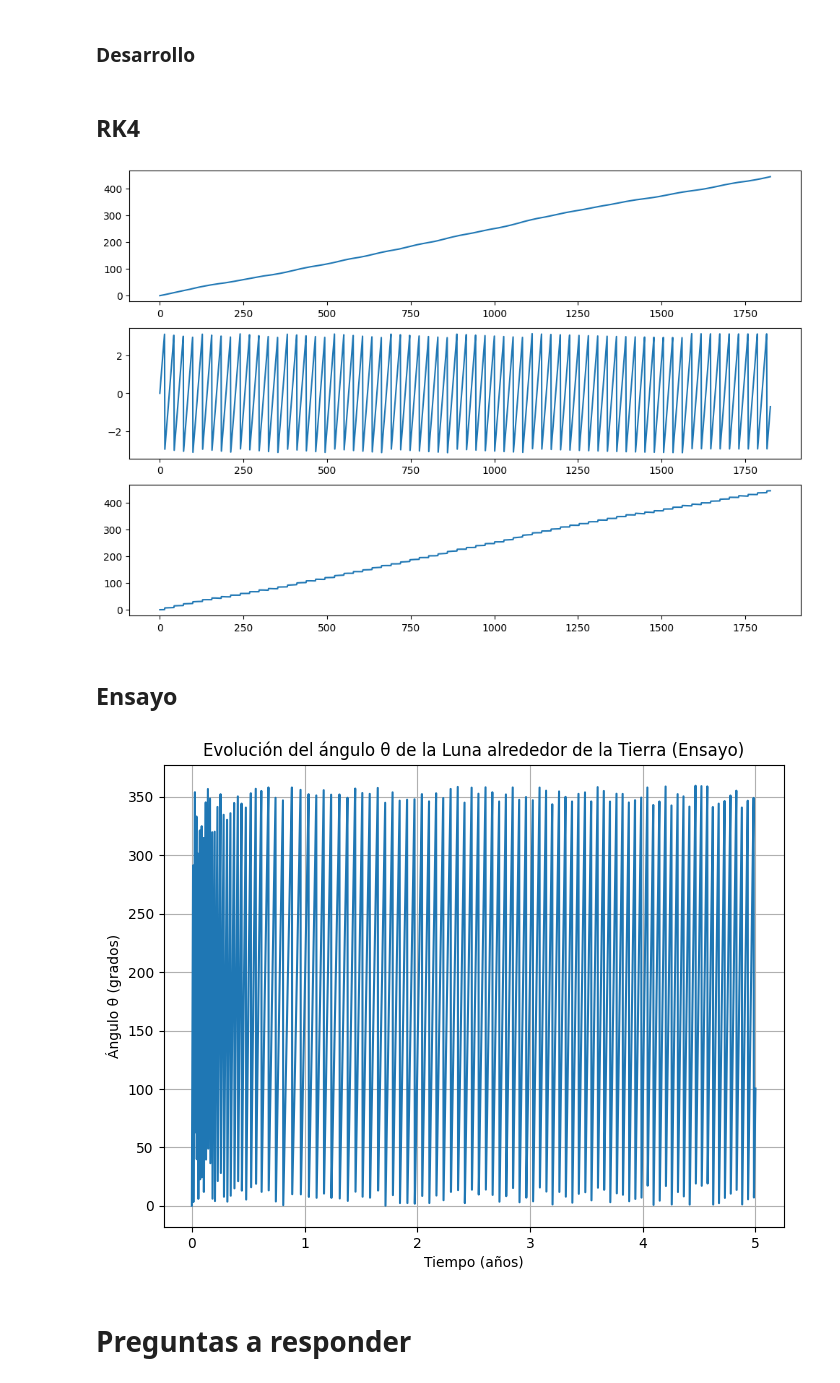
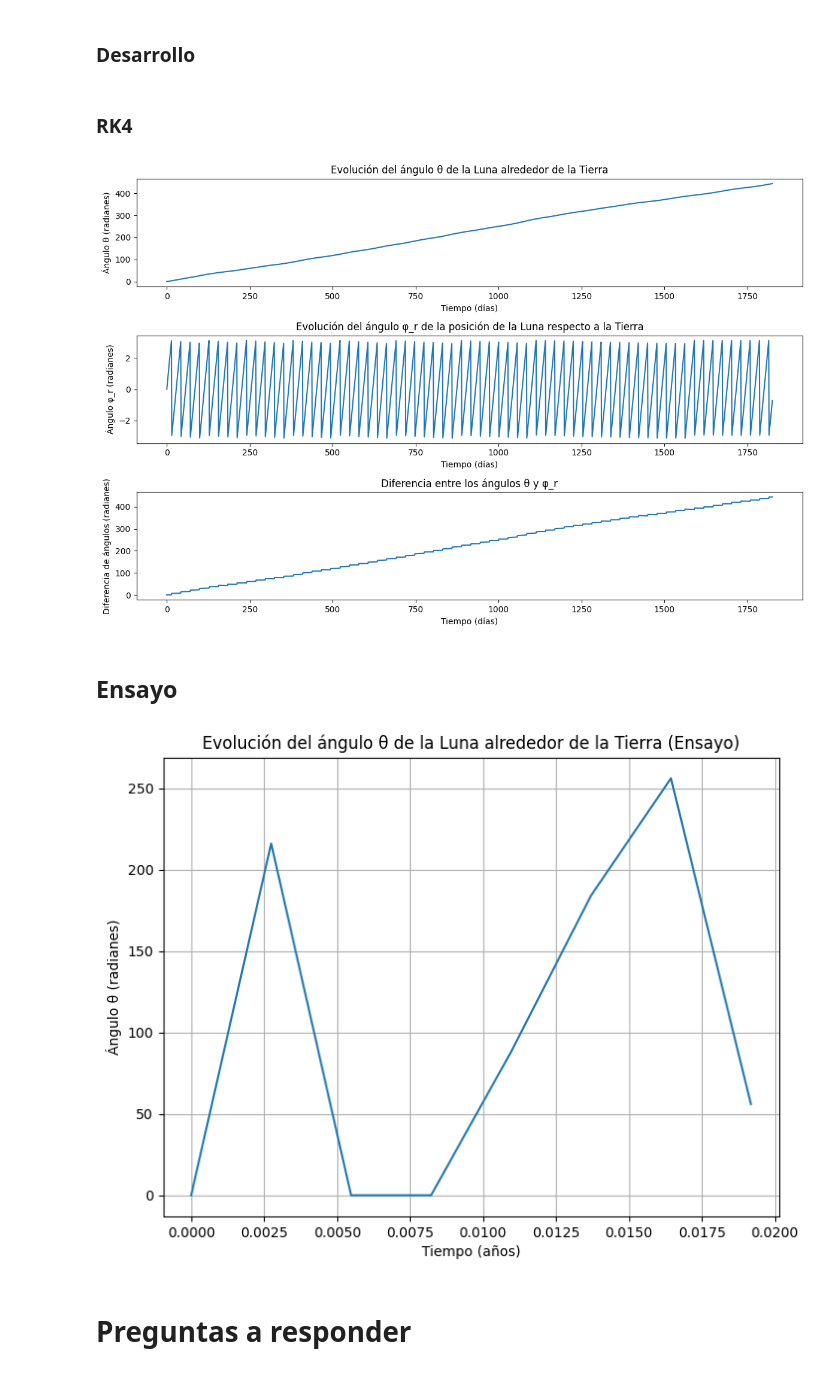
Before and after one commit to PM-lopez/Rotacion-Sincronica-de-la-Luna, a Jupyter notebook: solucion.ipynb, the cells around one changed output. Saved outputs shown, nothing was run; the diff lists cells and outputs as text; code cells hidden in the pictures.

```diff
--- a/solucion.ipynb
+++ b/solucion.ipynb
@@ -66,7 +68,7 @@ $$\frac{d^2\theta}{dt^2} = - \frac{3GM(I_2 - I_1)}{I_3 r^3} \sin \left( 2(\theta
 # %% [markdown]
 ### Desarrollo ###
 # %% [markdown]
-## RK4 ##
+### RK4 ###
 # %%
 # Resolvemos la edo con rk4 como en el procedimiento anterior
 
@@ -95,25 +97,36 @@ w0 = 2.66e-6  # Velocidad angular inicial en rad/s (rotación de la Luna)
 # resolvemos la EDO del rotacional
 _, theta_values, w_values = rk4_method_second_order(f_rotacional, t0, theta0, w0, tf, h)
 # %%
+# Graficamos los distintos angulos obtenidos para comparar
 fig, ax = plt.subplots(3, 1, figsize=(12, 8))
 ax1 = ax[0]
 ax2 = ax[1]
 ax3 = ax[2]
 ax1.plot(t_values/ (24 * 3600), theta_values)
+ax1.set_title("Evolución del ángulo θ de la Luna alrededor de la Tierra")
+ax1.set_xlabel("Tiempo (días)")
+ax1.set_ylabel("Ángulo θ (radianes)")
 x_values = r_values[:, 0]
 y_values = r_values[:, 1]
 phi_r= np.arctan2(y_values, x_values)
 ax2.plot(t_values / (24 * 3600), phi_r)
+ax2.set_title("Evolución del ángulo φ_r de la posición de la Luna respecto a la Tierra")
+ax2.set_xlabel("Tiempo (días)")
+ax2.set_ylabel("Ángulo φ_r (radianes)")
 ax3.plot(t_values / (24 * 3600), theta_values - phi_r)
+ax3.set_title("Diferencia entre los ángulos θ y φ_r")
+ax3.set_xlabel("Tiempo (días)")
+ax3.set_ylabel("Diferencia de ángulos (radianes)")
+plt.tight_layout()
 plt.show()
 # %% [output]
-[figure, old version]
+[figure, new version]
 # %% [markdown]
 ## Ensayo ##
 # %%
 # Ponemos datos de ensayo para ver en cuanto tiempo se sincroniza la Luna
-k_ensayo = 7.0e27
-w0_ensayo = 1.5e-5
+k_ensayo = 7.0e40
+w0_ensayo = 2.66e-6 * 1e-8  # Velocidad angular inicial reducida para el ensayo
 
 def f_rotacional(t,theta,w):
     # interpolamos las posiciones x e y en el tiempo t
@@ -129,14 +142,14 @@ _, theta_values_ensayo, w_values_ensayo = rk4_method_second_order(f_rotacional,
 # %%
 # Graficamos la sincronicidad de la Luna
 plt.figure(figsize=(8 , 6))
 plt.plot(t_values/(3600*24*365), np.degrees(theta_values_ensayo) % 360)
 plt.xlabel("Tiempo (años)")
-plt.ylabel("Ángulo θ (grados)")
+plt.ylabel("Ángulo θ (radianes)")
 plt.title("Evolución del ángulo θ de la Luna alrededor de la Tierra (Ensayo)")
 plt.grid()
 plt.show()
 # %% [output]
-[figure, old version]
+[figure, new version]
 # %% [markdown]
 # Preguntas a responder #
 # %% [markdown]
```
Also changed, not shown: parts of 2 cells of this notebook.
